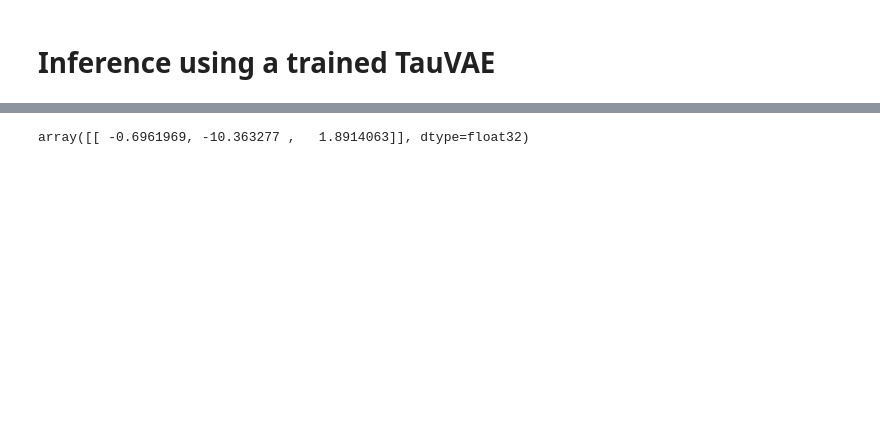
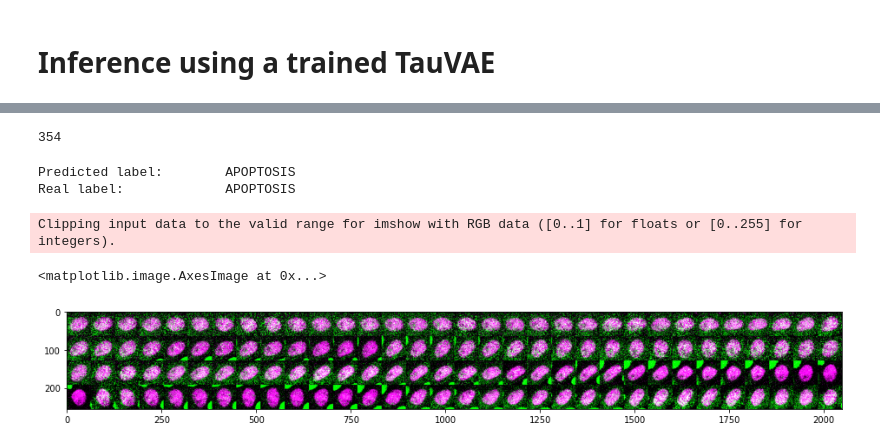
Before and after one commit to lowe-lab-ucl/cellx-predict, a Jupyter notebook: notebooks/inference.ipynb, the cells around one changed output, grey strips where cells are left out. Drawn from its saved outputs; the diff is of its cells as text; code cells hidden in the pictures; blank space fills up the shorter version.

```diff
--- a/notebooks/inference.ipynb
+++ b/notebooks/inference.ipynb
@@ -43,2 +57,0 @@ _________________________________________________________________
-# %%
-example = np.random.randn(1, 128, 64, 64, 2)
@@ -48,0 +58,13 @@ example.shape
+# %%
+class CellFate(enum.Enum):
+    APOPTOSIS = 0
+    MITOSIS = 1
+    SYNTHETIC = 2
+
+
+@dataclass
+class Example:
+    glimpse: np.ndarray
+    label: CellFate
+    filename: Path
+    cutoff: int
@@ -49,4 +97,14 @@ example.shape
+# %%
+example = load_example(
+    Path("/media/quantumjot/DataIII/Data/VAE_new/training/glimpses/"),
+    Path("GV0800_Pos4_352_RFP_apop"),
+)
+# %% [output]
+354
 # %%
-model.predict(example)
+logits = model.predict(example.glimpse)
-# %% [output]
-array([[ -0.6961969, -10.363277 ,   1.8914063]], dtype=float32)
+# %%
+print(f"Predicted label: \t{CellFate(np.argmax(logits)).name} \nReal label: \t\t{example.label.name}")
+# %% [output]
+Predicted label:        APOPTOSIS
+Real label:             APOPTOSIS
@@ -52,0 +117,19 @@ array([[ -0.6961969, -10.363277 ,   1.8914063]], dtype=float32)
+# %%
+def rgb_montage(x, rescale_intensity: bool = True):
+    m = []
+    for dim in range(x.shape[-1]):
+        mc = montage(x[0, ..., dim], grid_shape=(4, 32), rescale_intensity=rescale_intensity)
+        m.append(mc)
+
+    rgb = np.stack(
+        [m[1], m[0], m[1]], axis=-1
+    )
+
+    return rgb
+# %%
+plt.figure(figsize=(16, 5))
+plt.imshow(rgb_montage(example.glimpse, rescale_intensity=False))
+# %% [output]
+Clipping input data to the valid range for imshow with RGB data ([0..1] for floats or [0..255] for integers).
+<matplotlib.image.AxesImage at 0x...>
+[figure, added]
```
Also changed, not shown: parts of 10 cells of this notebook.
